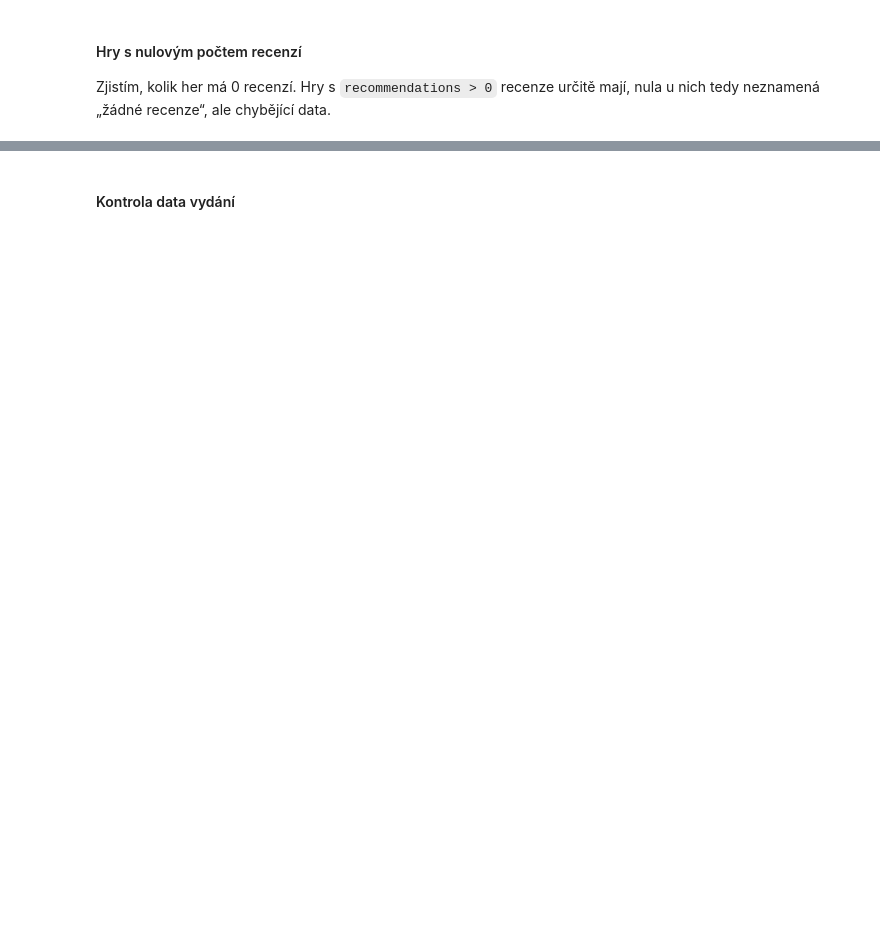
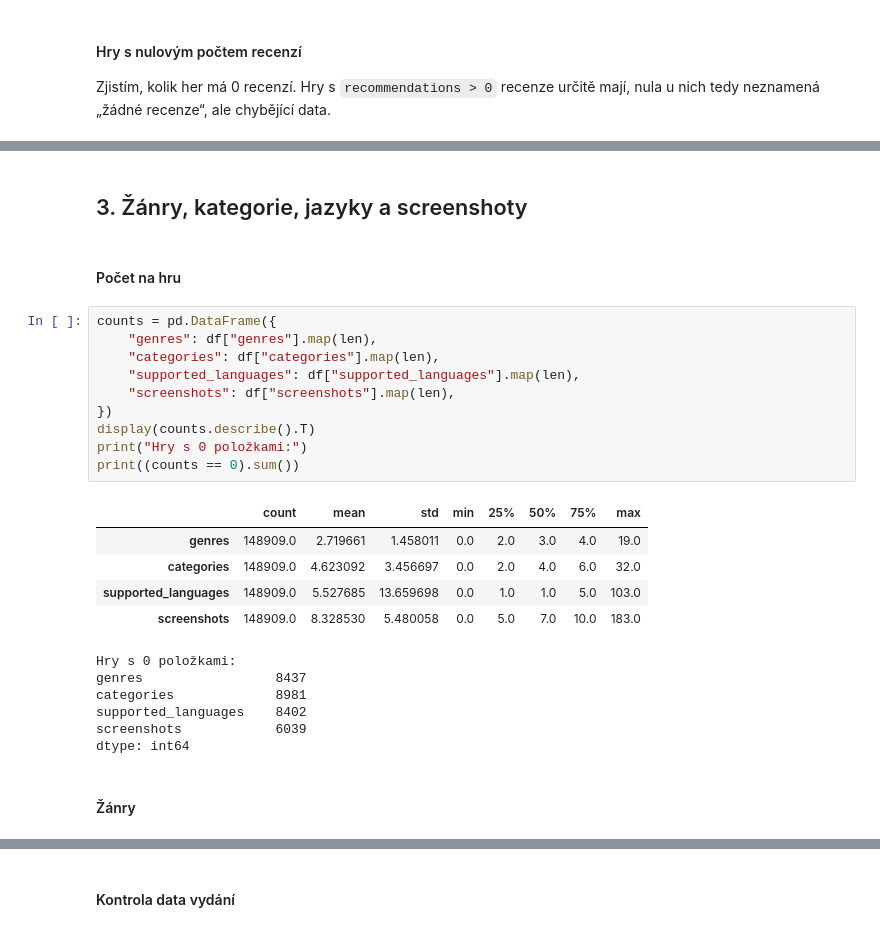
Before and after one commit to Marek-Szczepanik/steam-success-prediction, a Jupyter notebook: eda.ipynb, the cells around one changed output, grey strips where cells are left out. Cells and saved outputs as stored; diff of their text form; blank space fills up the shorter version.

```diff
--- a/eda.ipynb
+++ b/eda.ipynb
@@ -75,0 +169,28 @@ print("Maximální dlc_count:", df["dlc_count"].max())
+# %% [markdown]
+## 3. Žánry, kategorie, jazyky a screenshoty
+# %% [markdown]
+#### Počet na hru
+# %%
+counts = pd.DataFrame({
+    "genres": df["genres"].map(len),
+    "categories": df["categories"].map(len),
+    "supported_languages": df["supported_languages"].map(len),
+    "screenshots": df["screenshots"].map(len),
+})
+display(counts.describe().T)
+print("Hry s 0 položkami:")
+print((counts == 0).sum())
+# %% [output]
+|  | count | mean | std | min | 25% | 50% | 75% | max |
+| genres | 148909.0 | 2.719661 | 1.458011 | 0.0 | 2.0 | 3.0 | 4.0 | 19.0 |
+| categories | 148909.0 | 4.623092 | 3.456697 | 0.0 | 2.0 | 4.0 | 6.0 | 32.0 |
+| supported_languages | 148909.0 | 5.527685 | 13.659698 | 0.0 | 1.0 | 1.0 | 5.0 | 103.0 |
+| screenshots | 148909.0 | 8.328530 | 5.480058 | 0.0 | 5.0 | 7.0 | 10.0 | 183.0 |
+Hry s 0 položkami:
+genres                 8437
+categories             8981
+supported_languages    8402
+screenshots            6039
+dtype: int64
+# %% [markdown]
+#### Žánry
```
Also changed, not shown: parts of 39 cells of this notebook.
